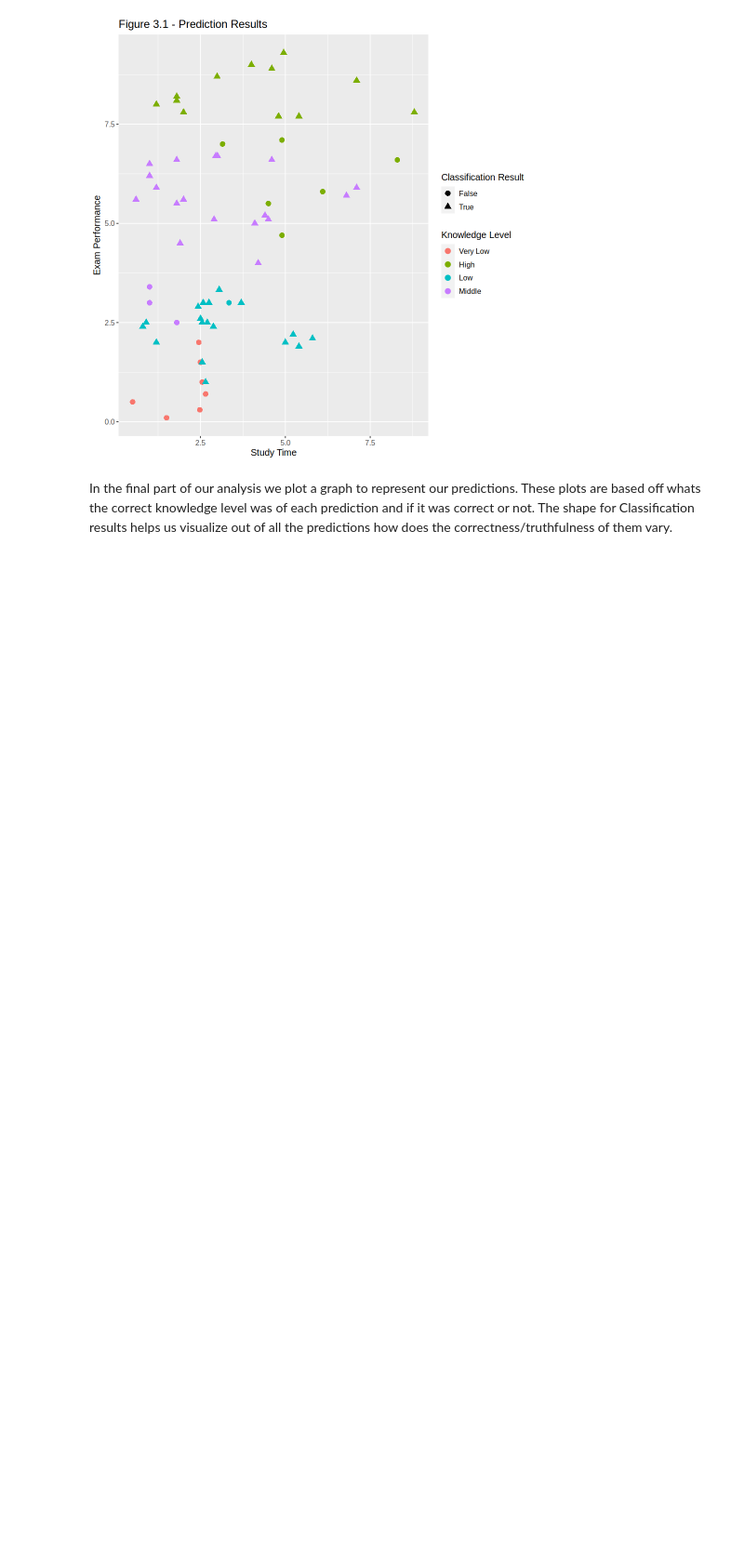
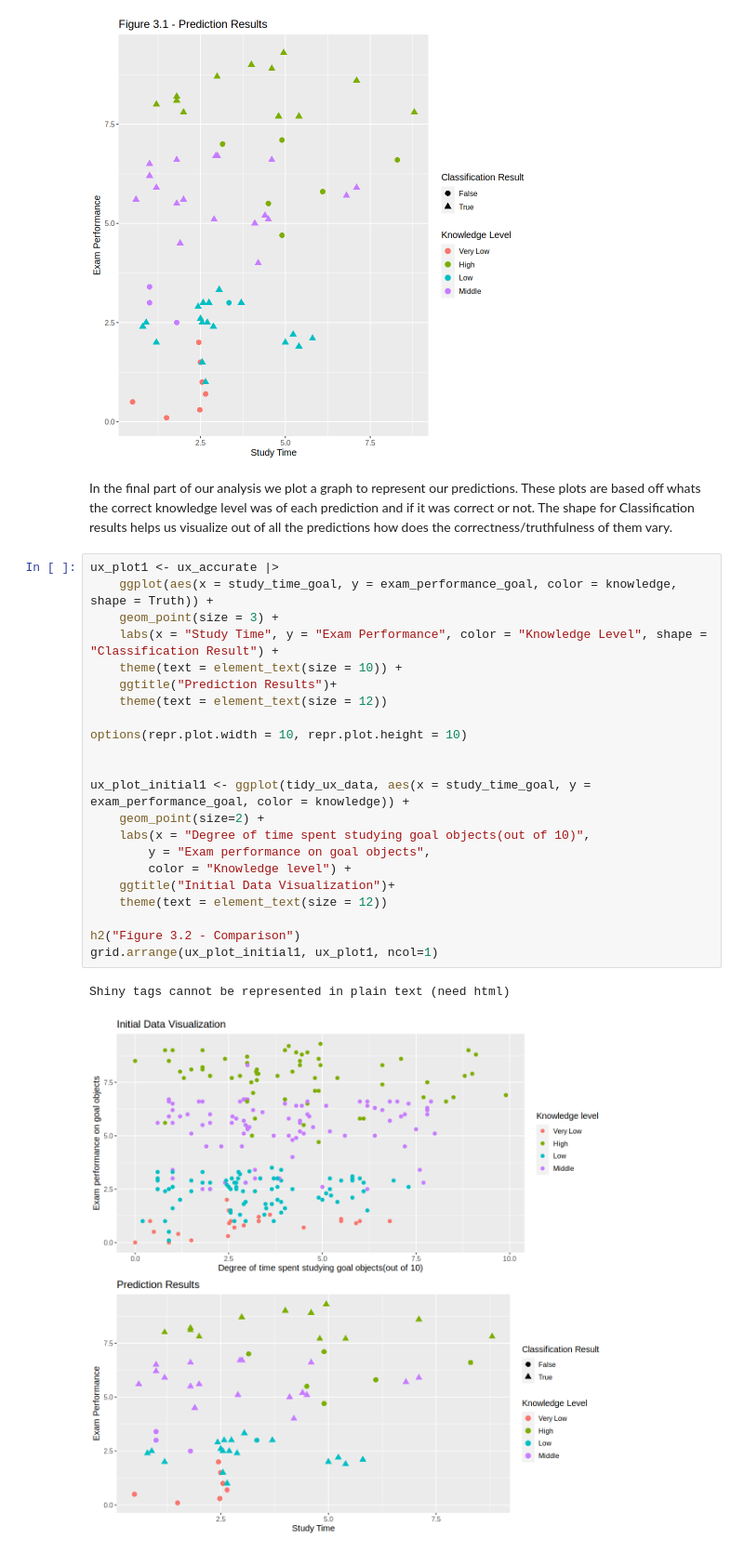
Before and after one commit to naomi-ng/DSCI100group_project, a Jupyter notebook: group_report.ipynb, the cells around one changed output. Shown at 93% size. Saved outputs shown, nothing was run; the diff lists cells and outputs as text; blank space fills up the shorter version.

```diff
--- a/group_report.ipynb
+++ b/group_report.ipynb
@@ -359,3 +349,28 @@ ux_plot
 [figure]
 # %% [markdown]
 In the final part of our analysis we plot a graph to represent our predictions. These plots are based off whats the correct knowledge level was of each prediction and if it was correct or not. The shape for Classification results helps us visualize out of all the predictions how does the correctness/truthfulness of them vary.
+# %%
+ux_plot1 <- ux_accurate |>
+    ggplot(aes(x = study_time_goal, y = exam_performance_goal, color = knowledge, shape = Truth)) +
+    geom_point(size = 3) +
+    labs(x = "Study Time", y = "Exam Performance", color = "Knowledge Level", shape = "Classification Result") +
+    theme(text = element_text(size = 10)) +
+    ggtitle("Prediction Results")+
+    theme(text = element_text(size = 12))
+
+options(repr.plot.width = 10, repr.plot.height = 10)
+
+
+ux_plot_initial1 <- ggplot(tidy_ux_data, aes(x = study_time_goal, y = exam_performance_goal, color = knowledge)) +
+    geom_point(size=2) +
+    labs(x = "Degree of time spent studying goal objects(out of 10)",
+        y = "Exam performance on goal objects",
+        color = "Knowledge level") +
+    ggtitle("Initial Data Visualization")+
+    theme(text = element_text(size = 12))
+
+h2("Figure 3.2 - Comparison")
+grid.arrange(ux_plot_initial1, ux_plot1, ncol=1)
+# %% [output]
+Shiny tags cannot be represented in plain text (need html)
+[figure, added]
```
Also changed, not shown: parts of 11 cells of this notebook.
